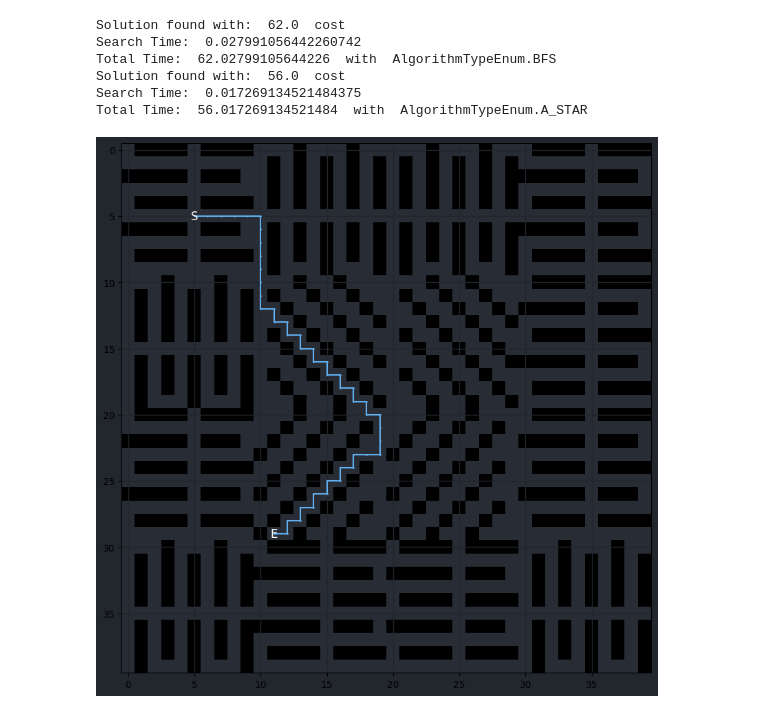
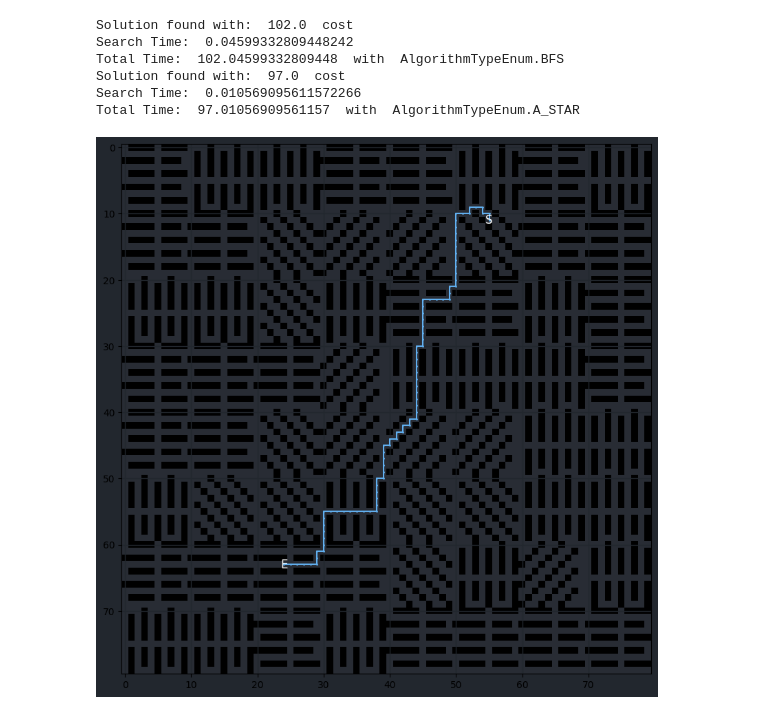
Before and after one commit to 0xdbff/AI, a Jupyter notebook: Uninformed.ipynb, the cells around one changed output. Saved outputs shown, nothing was run; the diff lists cells and outputs as text; code cells hidden in the pictures.

```diff
--- a/Uninformed.ipynb
+++ b/Uninformed.ipynb
@@ -1,18 +1,18 @@
 # %%
 from src import *
 
-env = Environment(WarehouseTypeEnum.Regular,rows = 40, cols = 40)
+env = Environment(WarehouseTypeEnum.Regular,rows = 80, cols = 80)
 
 search1 = Search(AlgorithmTypeEnum.BFS, env)
 search2 = Search(AlgorithmTypeEnum.A_STAR, env)
 
 visualize_warehouse(env.map, search1.path)
 visualize_warehouse(env.map, search2.path)
 # %% [output]
-Solution found with:  62.0  cost
-Search Time:  0.027991056442260742
-Total Time:  62.02799105644226  with  AlgorithmTypeEnum.BFS
-Solution found with:  56.0  cost
-Search Time:  0.017269134521484375
-Total Time:  56.017269134521484  with  AlgorithmTypeEnum.A_STAR
+Solution found with:  102.0  cost
+Search Time:  0.04599332809448242
+Total Time:  102.04599332809448  with  AlgorithmTypeEnum.BFS
+Solution found with:  97.0  cost
+Search Time:  0.010569095611572266
+Total Time:  97.01056909561157  with  AlgorithmTypeEnum.A_STAR
-[figure, old version]
+[figure, new version]
```
Also changed, not shown: parts of 1 cell of this notebook, 2 other files.
